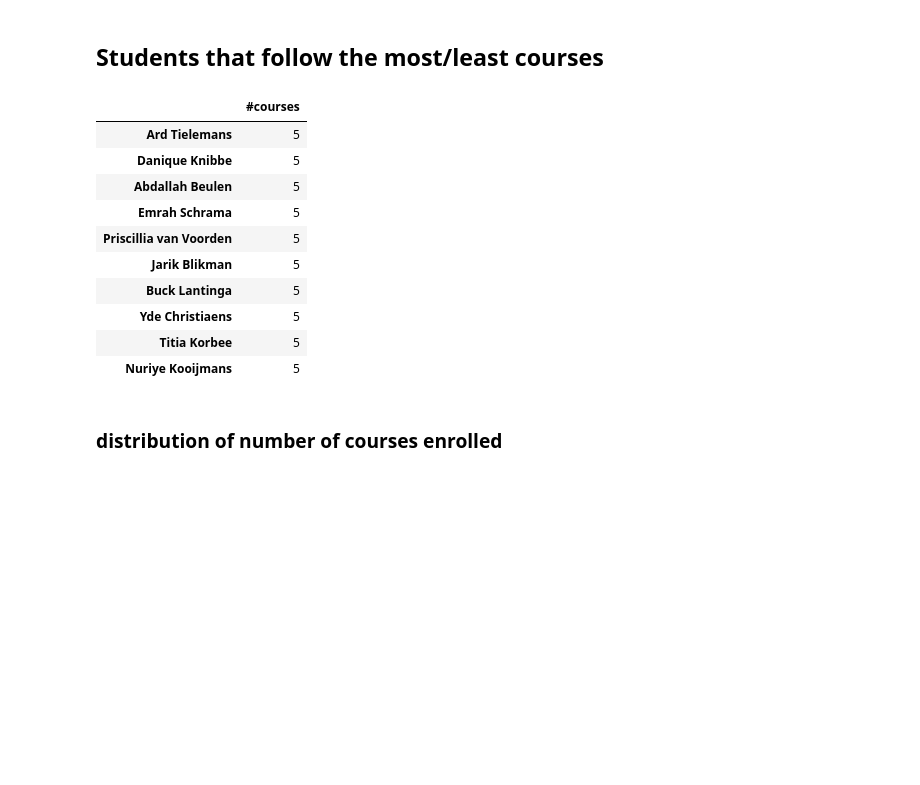
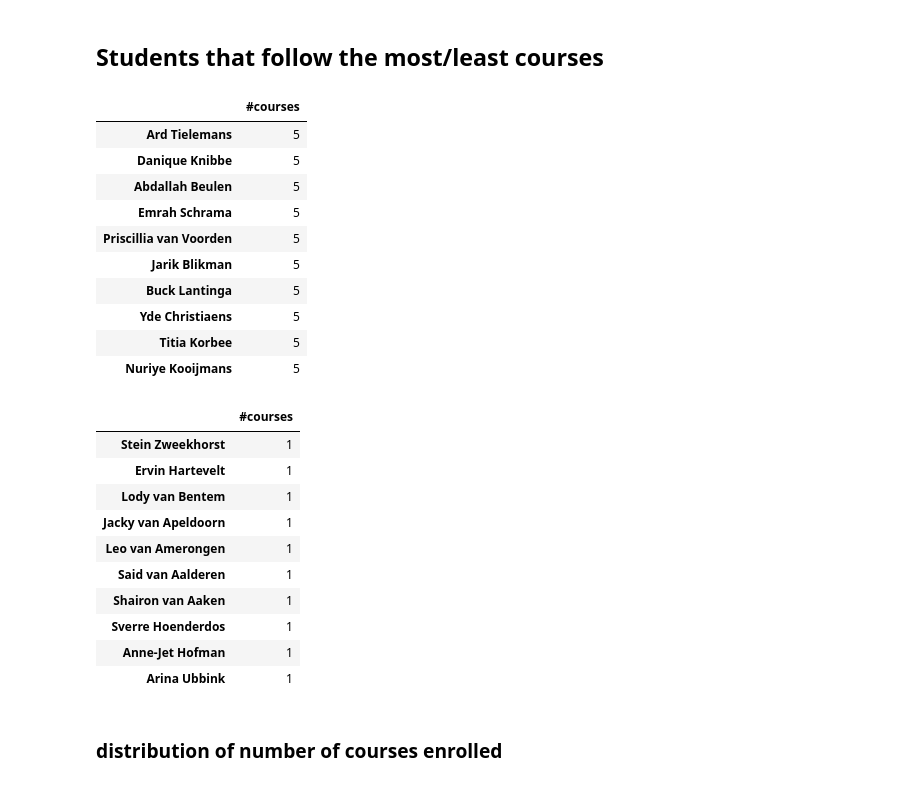
Before and after one commit to 11907223/Lesroosters, a Jupyter notebook: data/data_analysis.ipynb, the cells around one changed output. Drawn from its saved outputs; the diff is of its cells as text; code cells hidden in the pictures; blank space fills up the shorter version.

```diff
--- a/data/data_analysis.ipynb
+++ b/data/data_analysis.ipynb
@@ -142,21 +142,32 @@ Note that there are 5 courses; Databases 2, Collectieves Intelligentie, Calculus
 # %%
 df_students = pd.DataFrame({'#courses': [len(student.courses) for student in students_dict.values()]}, index = [f'{student.first_name} {student.last_name}' for student in students_dict.values()])
 
 display(df_students.sort_values(by='#courses', ascending=False).head(10))
 
-# display(df_students.sort_values(by='#courses').head(205))
+display(df_students.sort_values(by='#courses').head(10))
 # %% [output]
 |  | #courses |
 | Ard Tielemans | 5 |
 | Danique Knibbe | 5 |
 | Abdallah Beulen | 5 |
 | Emrah Schrama | 5 |
 | Priscillia van Voorden | 5 |
 | Jarik Blikman | 5 |
 | Buck Lantinga | 5 |
 | Yde Christiaens | 5 |
 | Titia Korbee | 5 |
 | Nuriye Kooijmans | 5 |
+|  | #courses |
+| Stein Zweekhorst | 1 |
+| Ervin Hartevelt | 1 |
+| Lody van Bentem | 1 |
+| Jacky van Apeldoorn | 1 |
+| Leo van Amerongen | 1 |
+| Said van Aalderen | 1 |
+| Shairon van Aaken | 1 |
+| Sverre Hoenderdos | 1 |
+| Anne-Jet Hofman | 1 |
+| Arina Ubbink | 1 |
 # %% [markdown]
 ### distribution of number of courses enrolled
 # %%
```
Also changed, not shown: parts of 3 cells of this notebook.
